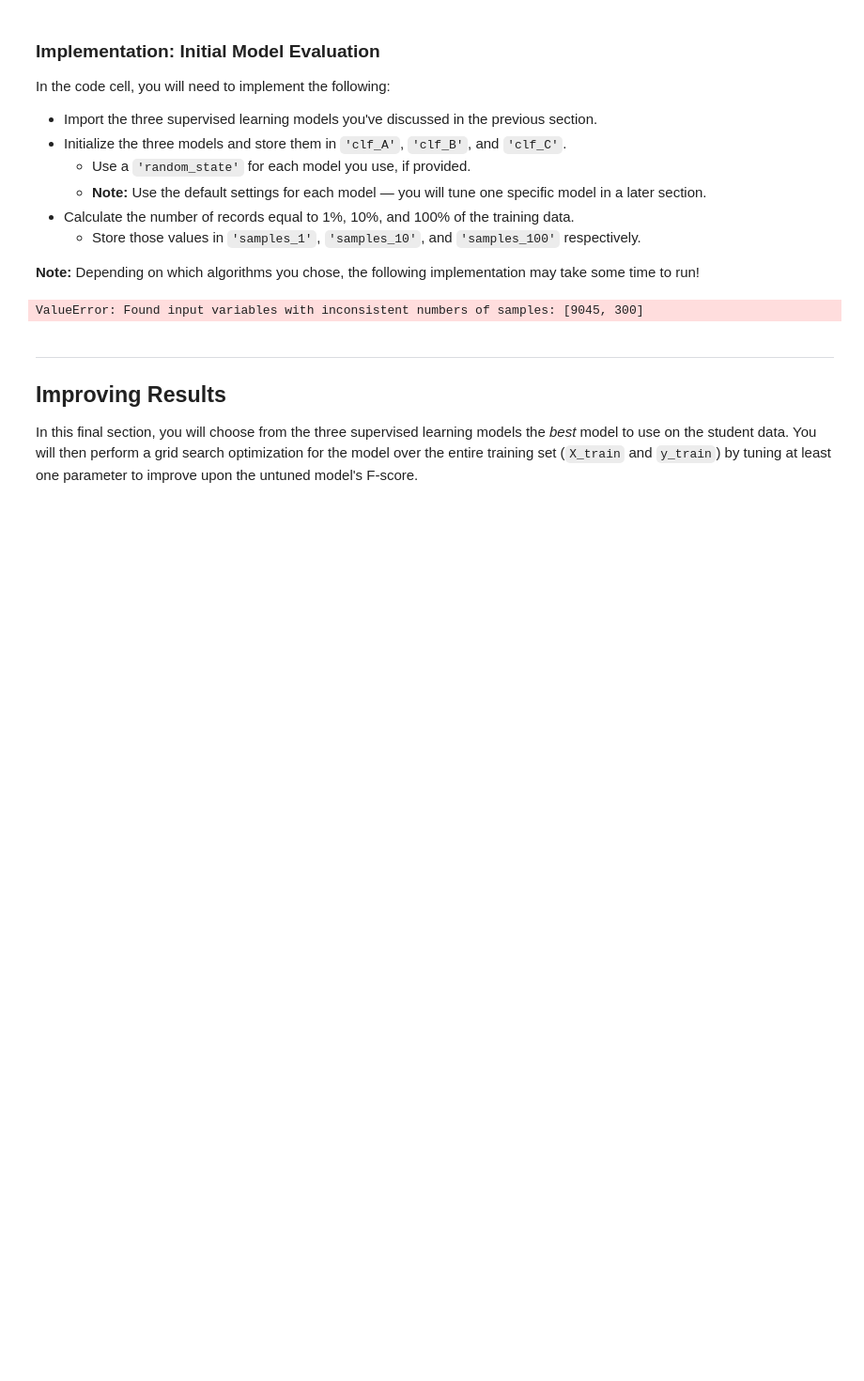
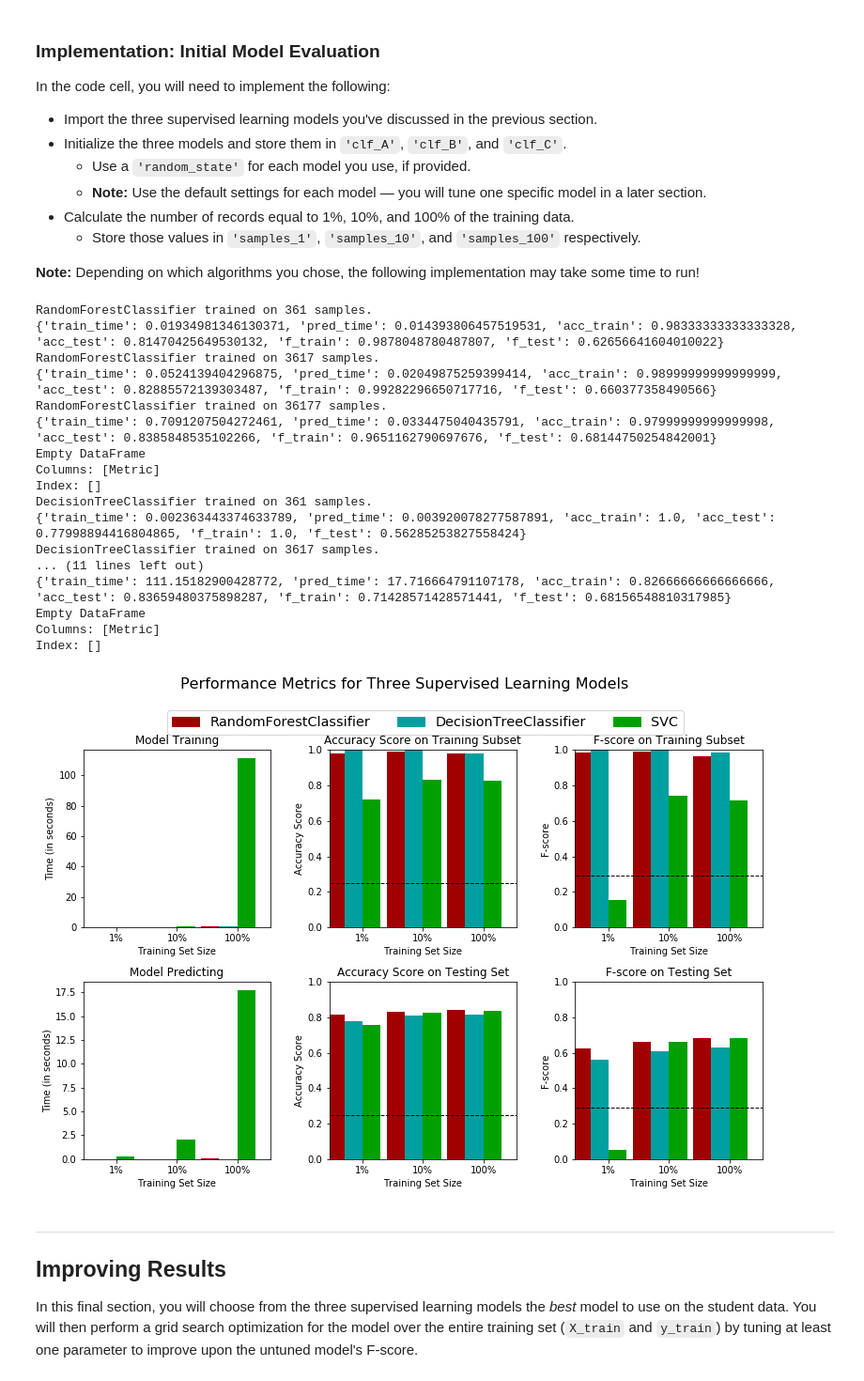
Before and after one commit to sphelps731/Finding_Donors_CharityML, a Jupyter notebook: finding_donors_sphelps.ipynb, the cells around one changed output. Shown at 94% size. Cells and saved outputs as stored; diff of their text form; code cells hidden in the pictures; blank space fills up the shorter version.

```diff
--- a/finding_donors_sphelps.ipynb
+++ b/finding_donors_sphelps.ipynb
@@ -197,8 +197,9 @@ from sklearn.cross_validation import train_test_split
 # Split the 'features' and 'income' data into training and testing sets
 X_train, X_test, y_train, y_test = train_test_split(features_final,
                                                     income,
-                                                    test_size = 0.2,
-                                                    random_state = 0)
+                                                    test_size = 0.20,
+                                                    stratify=income,
+                                                    random_state = 42)
 
 # Show the results of the split
 print("Training set has {} samples.".format(X_train.shape[0]))
@@ -390,7 +391,6 @@ def train_predict(learner, sample_size, X_train, y_train, X_test, y_test):
        - X_test: features testing set
        - y_test: income testing set
     '''
-
     results = {}
 
     # TODO: Fit the learner to the training data using slicing with 'sample_size' using .fit(training_features[:], training_labels[:])
@@ -415,16 +415,17 @@ def train_predict(learner, sample_size, X_train, y_train, X_test, y_test):
     results['acc_train'] = accuracy_score(y_train[:300], predictions_train)
 
     # TODO: Compute accuracy on test set using accuracy_score()
-    results['acc_test'] = accuracy_score(y_test, predictions_train)
+    results['acc_test'] = accuracy_score(y_test, predictions_test)
 
     # TODO: Compute F-score on the the first 300 training samples using fbeta_score()
     results['f_train'] = fbeta_score(y_train[:300], predictions_train, beta=0.5)
 
     # TODO: Compute F-score on the test set which is y_test
-    results['f_test'] = fbeta_score(y_test, predictions_train, beta=0.5)
+    results['f_test'] = fbeta_score(y_test, predictions_test, beta=0.5)
 
     # Success
     print("{} trained on {} samples.".format(learner.__class__.__name__, sample_size))
+    print(results)
 
     # Return the results
     return results
@@ -443,34 +444,59 @@ In the code cell, you will need to implement the following:
 # TODO: Import the three supervised learning models from sklearn
 from sklearn.ensemble import RandomForestClassifier
 from sklearn.tree import DecisionTreeClassifier
 from sklearn.svm import SVC
 
 # TODO: Initialize the three models
 clf_A = RandomForestClassifier(random_state=None)
 clf_B = DecisionTreeClassifier(random_state=None)
 clf_C = SVC(random_state=None)
 
 # TODO: Calculate the number of samples for 1%, 10%, and 100% of the training data
 # HINT: samples_100 is the entire training set i.e. len(y_train)
 # HINT: samples_10 is 10% of samples_100 (ensure to set the count of the values to be `int` and not `float`)
 # HINT: samples_1 is 1% of samples_100 (ensure to set the count of the values to be `int` and not `float`)
 samples_100 = len(X_train)
 samples_10 = int(samples_100 *.10)
 samples_1 = int(samples_100 *.01)
 
 # Collect results on the learners
 results = {}
+df_rf = pd.DataFrame(columns = ['Metric'])
+
+df_dt = pd.DataFrame()
+df_svc = pd.DataFrame()
+
 for clf in [clf_A, clf_B, clf_C]:
     clf_name = clf.__class__.__name__
     results[clf_name] = {}
     for i, samples in enumerate([samples_1, samples_10, samples_100]):
         results[clf_name][i] = \
         train_predict(clf, samples, X_train, y_train, X_test, y_test)
+        for index, row in df_rf.iterrows():
+            df_rf.metric.append(results)
+            print(df_rf)
 
 # Run metrics visualization for the three supervised learning models chosen
 vs.evaluate(results, accuracy, fscore)
 # %% [output]
-ValueError: Found input variables with inconsistent numbers of samples: [9045, 300]
+RandomForestClassifier trained on 361 samples.
+{'train_time': 0.01934981346130371, 'pred_time': 0.014393806457519531, 'acc_train': 0.98333333333333328, 'acc_test': 0.81470425649530132, 'f_train': 0.9878048780487807, 'f_test': 0.62656641604010022}
+RandomForestClassifier trained on 3617 samples.
+{'train_time': 0.0524139404296875, 'pred_time': 0.02049875259399414, 'acc_train': 0.98999999999999999, 'acc_test': 0.82885572139303487, 'f_train': 0.99282296650717716, 'f_test': 0.660377358490566}
+RandomForestClassifier trained on 36177 samples.
+{'train_time': 0.7091207504272461, 'pred_time': 0.0334475040435791, 'acc_train': 0.97999999999999998, 'acc_test': 0.8385848535102266, 'f_train': 0.9651162790697676, 'f_test': 0.68144750254842001}
+Empty DataFrame
+Columns: [Metric]
+Index: []
+DecisionTreeClassifier trained on 361 samples.
+{'train_time': 0.002363443374633789, 'pred_time': 0.003920078277587891, 'acc_train': 1.0, 'acc_test': 0.77998894416804865, 'f_train': 1.0, 'f_test': 0.56285253827558424}
+DecisionTreeClassifier trained on 3617 samples.
+... (11 lines left out)
+{'train_time': 111.15182900428772, 'pred_time': 17.716664791107178, 'acc_train': 0.82666666666666666, 'acc_test': 0.83659480375898287, 'f_train': 0.71428571428571441, 'f_test': 0.68156548810317985}
+Empty DataFrame
+Columns: [Metric]
+Index: []
+[figure, added]
 # %% [markdown]
 ----
 ## Improving Results
```
Also changed, not shown: parts of 1 cell of this notebook.
